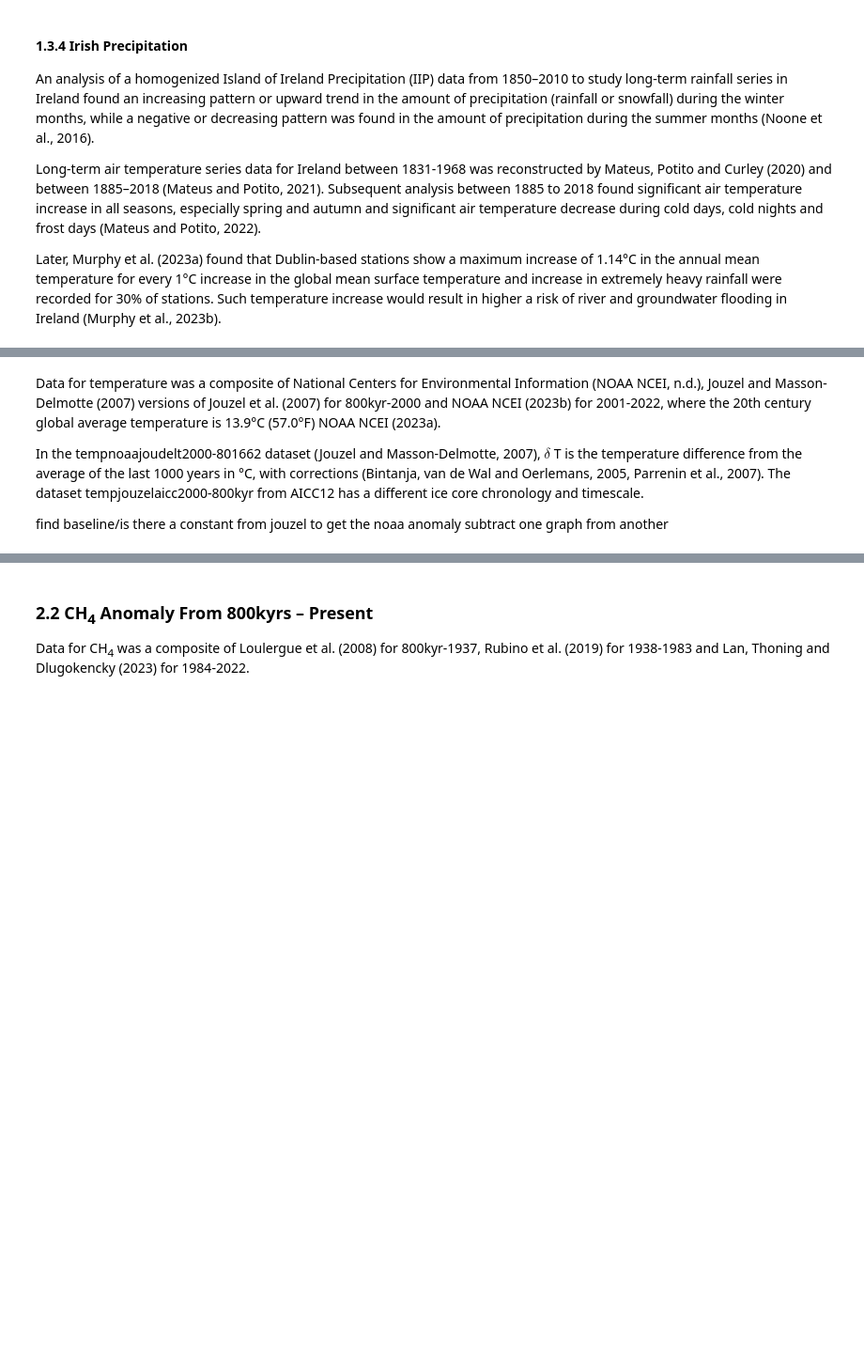
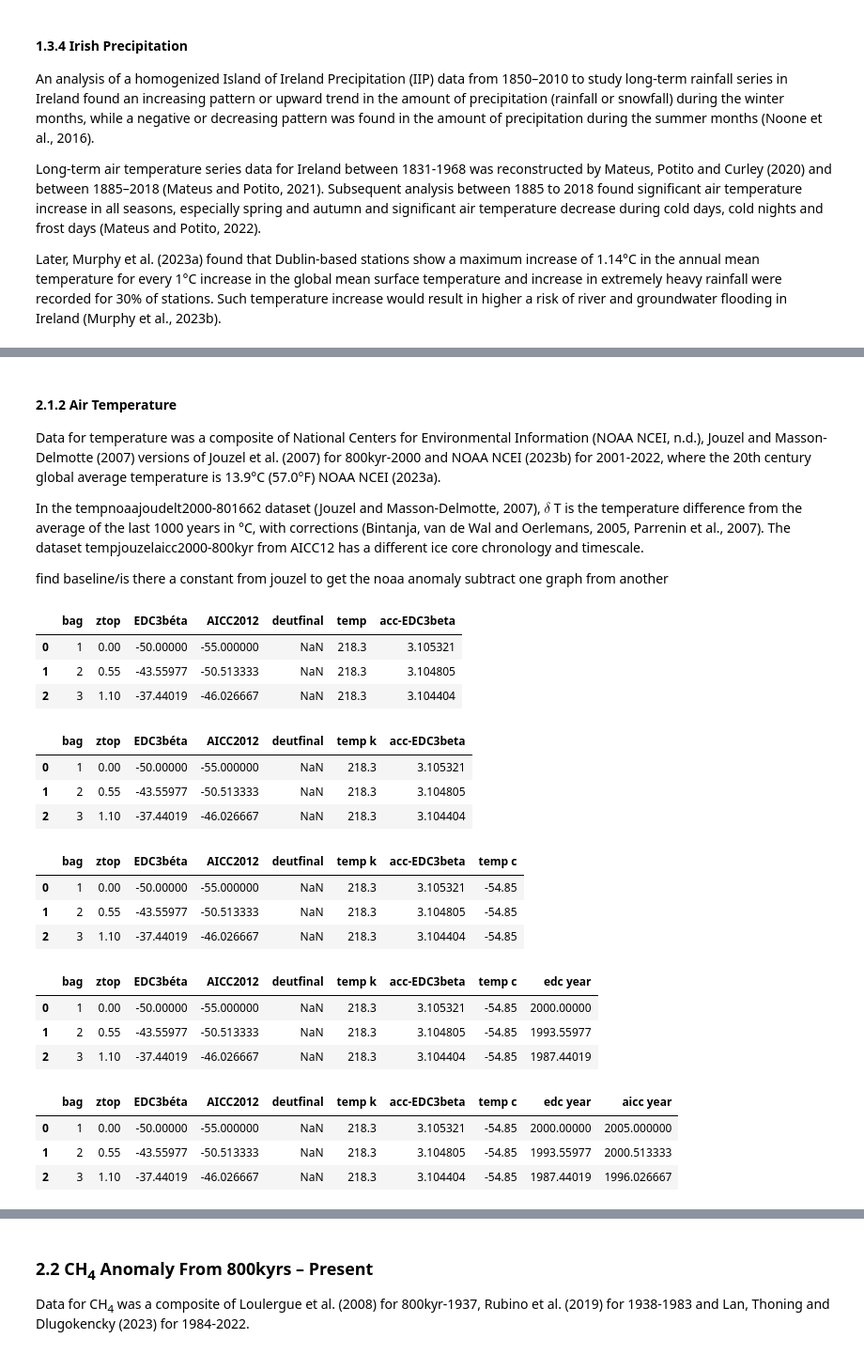
Before and after one commit to nurbujang/2progdaw23, a Jupyter notebook: project2.ipynb, the cells around one changed output, grey strips where cells are left out. Shown at 94% size. Cells and saved outputs as stored; diff of their text form; code cells hidden in the pictures; blank space fills up the shorter version.

Commit message:
co2 temp

```diff
--- a/project2.ipynb
+++ b/project2.ipynb
@@ -85,7 +186,53 @@ import plotly.express as px
 # %% [markdown]
+#### 2.1.2 Air Temperature
+
 Data for temperature was a composite of National Centers for Environmental Information (NOAA NCEI, n.d.), Jouzel and Masson‐Delmotte (2007) versions of Jouzel et al. (2007) for 800kyr-2000 and NOAA NCEI (2023b) for 2001-2022, where the 20th century global average temperature is 13.9°C (57.0°F) NOAA NCEI (2023a).
 
 In the tempnoaajoudelt2000-801662 dataset (Jouzel and Masson‐Delmotte, 2007), $\delta$ T is the temperature difference from the average of the last 1000 years in °C, with corrections (Bintanja, van de Wal and Oerlemans, 2005, Parrenin et al., 2007). The dataset tempjouzelaicc2000-800kyr from AICC12 has a different ice core chronology and timescale.
 
 find baseline/is there a constant from jouzel to get the noaa anomaly
 subtract one graph from another
+# %%
+# Temperature from Jouzel-AICC
+
+df_temp_joai = pd.read_csv('data/at/tempjouzelaicc2005-800kyr.csv')
+df_temp_joai.head(3)
+# %% [output]
+|  | bag | ztop | EDC3béta | AICC2012 | deutfinal | temp | acc-EDC3beta |
+| 0 | 1 | 0.00 | -50.00000 | -55.000000 | NaN | 218.3 | 3.105321 |
+| 1 | 2 | 0.55 | -43.55977 | -50.513333 | NaN | 218.3 | 3.104805 |
+| 2 | 3 | 1.10 | -37.44019 | -46.026667 | NaN | 218.3 | 3.104404 |
+# %%
+df_temp_joai.rename(columns={'temp': 'temp k'}, inplace=True)
+df_temp_joai.head(3)
+# %% [output]
+|  | bag | ztop | EDC3béta | AICC2012 | deutfinal | temp k | acc-EDC3beta |
+| 0 | 1 | 0.00 | -50.00000 | -55.000000 | NaN | 218.3 | 3.105321 |
+| 1 | 2 | 0.55 | -43.55977 | -50.513333 | NaN | 218.3 | 3.104805 |
+| 2 | 3 | 1.10 | -37.44019 | -46.026667 | NaN | 218.3 | 3.104404 |
+# %%
+df_temp_joai['temp c'] = df_temp_joai['temp k'] - 273.15
+df_temp_joai.head(3)
+# %% [output]
+|  | bag | ztop | EDC3béta | AICC2012 | deutfinal | temp k | acc-EDC3beta | temp c |
+| 0 | 1 | 0.00 | -50.00000 | -55.000000 | NaN | 218.3 | 3.105321 | -54.85 |
+| 1 | 2 | 0.55 | -43.55977 | -50.513333 | NaN | 218.3 | 3.104805 | -54.85 |
+| 2 | 3 | 1.10 | -37.44019 | -46.026667 | NaN | 218.3 | 3.104404 | -54.85 |
+# %%
+df_temp_joai['edc year'] = (np.negative(df_temp_joai['EDC3béta'])
+                          + 1950)
+df_temp_joai.head(3)
+# %% [output]
+|  | bag | ztop | EDC3béta | AICC2012 | deutfinal | temp k | acc-EDC3beta | temp c | edc year |
+| 0 | 1 | 0.00 | -50.00000 | -55.000000 | NaN | 218.3 | 3.105321 | -54.85 | 2000.00000 |
+| 1 | 2 | 0.55 | -43.55977 | -50.513333 | NaN | 218.3 | 3.104805 | -54.85 | 1993.55977 |
+| 2 | 3 | 1.10 | -37.44019 | -46.026667 | NaN | 218.3 | 3.104404 | -54.85 | 1987.44019 |
+# %%
+df_temp_joai['aicc year'] = (np.negative(df_temp_joai['AICC2012'])
+                          + 1950)
+df_temp_joai.head(3)
+# %% [output]
+|  | bag | ztop | EDC3béta | AICC2012 | deutfinal | temp k | acc-EDC3beta | temp c | edc year | aicc year |
+| 0 | 1 | 0.00 | -50.00000 | -55.000000 | NaN | 218.3 | 3.105321 | -54.85 | 2000.00000 | 2005.000000 |
+| 1 | 2 | 0.55 | -43.55977 | -50.513333 | NaN | 218.3 | 3.104805 | -54.85 | 1993.55977 | 2000.513333 |
+| 2 | 3 | 1.10 | -37.44019 | -46.026667 | NaN | 218.3 | 3.104404 | -54.85 | 1987.44019 | 1996.026667 |
```
Also changed, not shown: parts of 21 cells of this notebook, 7 other files.
